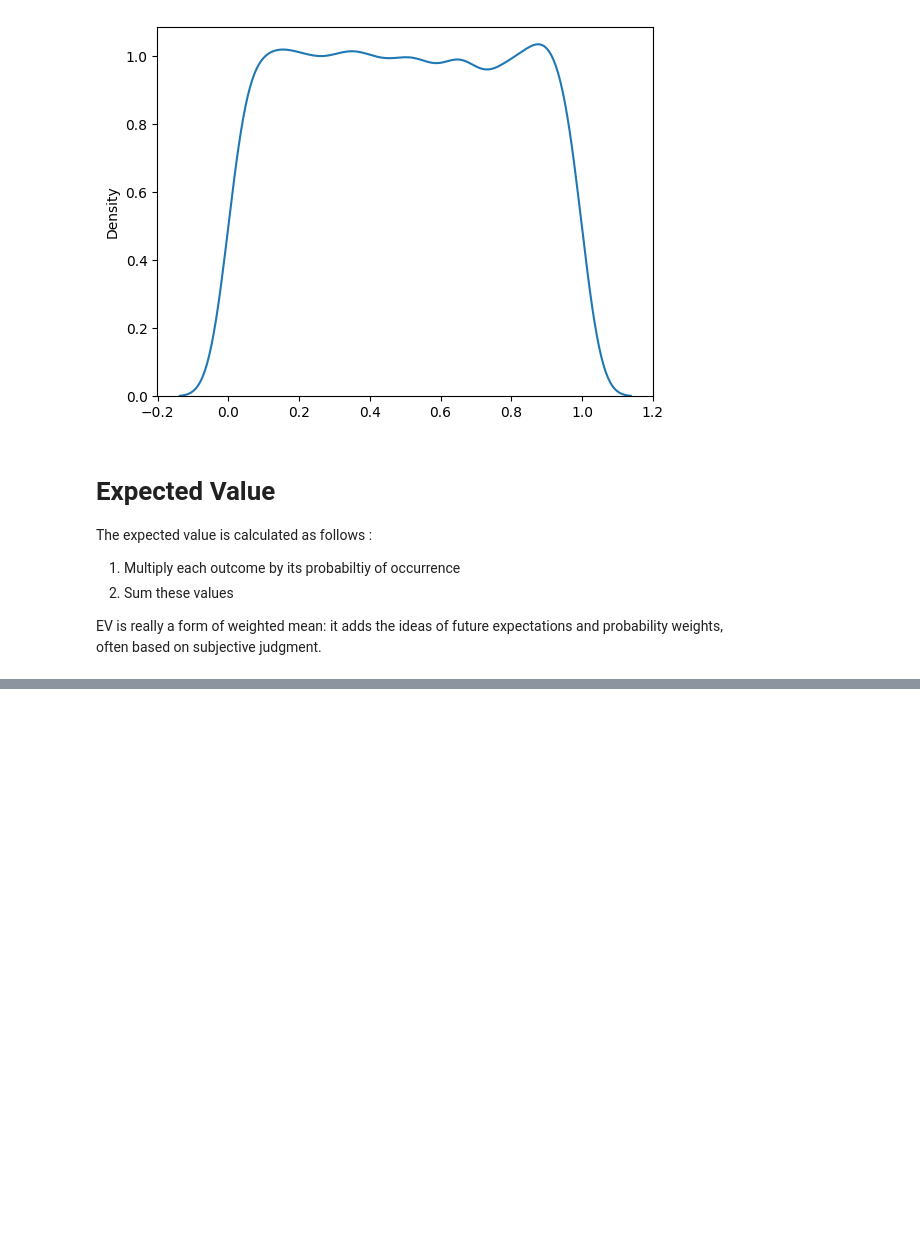
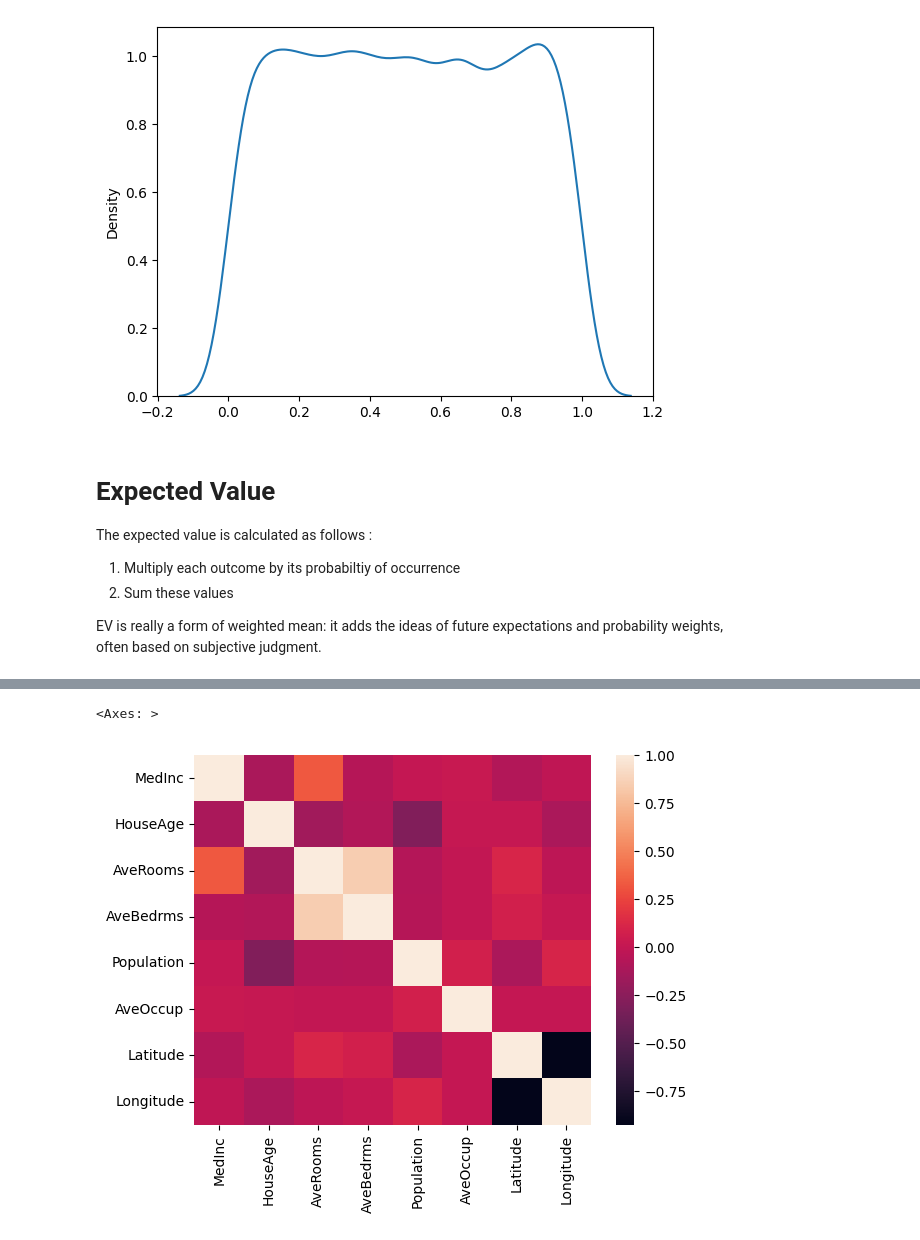
Before and after one commit to indhra/Statistics_Probability_GaneshSir, a Jupyter notebook: Day0-StatisticsBasics.ipynb, the cells around one changed output, grey strips where cells are left out. Saved outputs shown, nothing was run; the diff lists cells and outputs as text; code cells hidden in the pictures; blank space fills up the shorter version.

```diff
--- a/Day0-StatisticsBasics.ipynb
+++ b/Day0-StatisticsBasics.ipynb
@@ -199,0 +199,5 @@ often based on subjective judgment.
+# %%
+sns.heatmap(df.corr())
+# %% [output]
+<Axes: >
+[figure, added]
```
Also changed, not shown: parts of 6 cells of this notebook.
